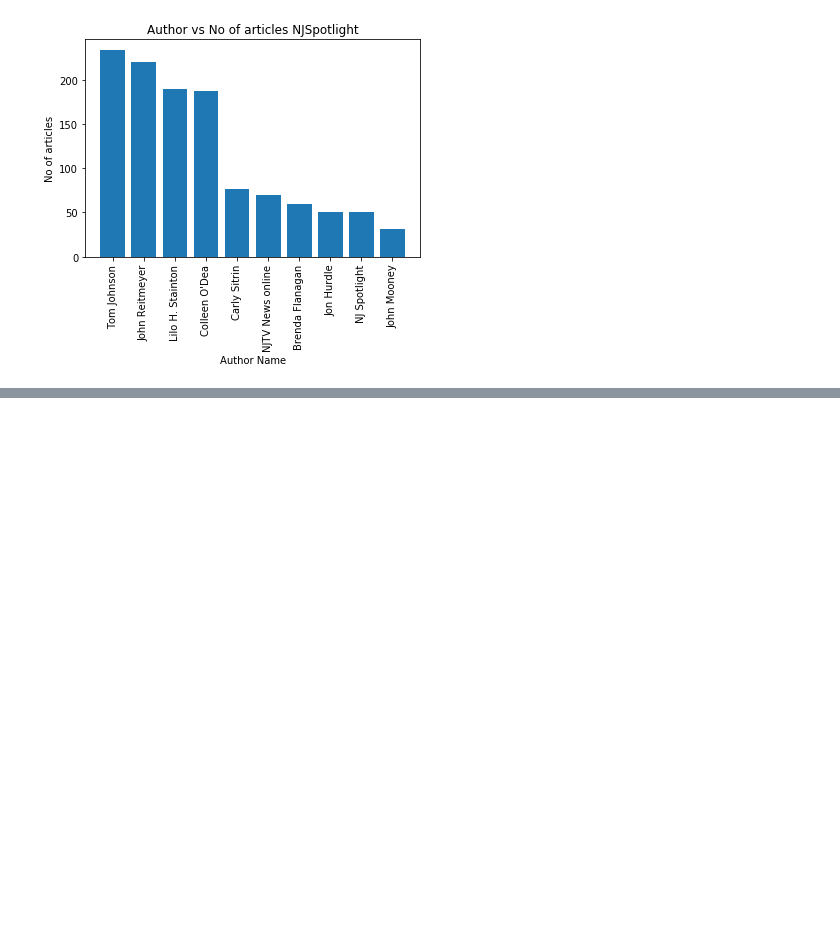
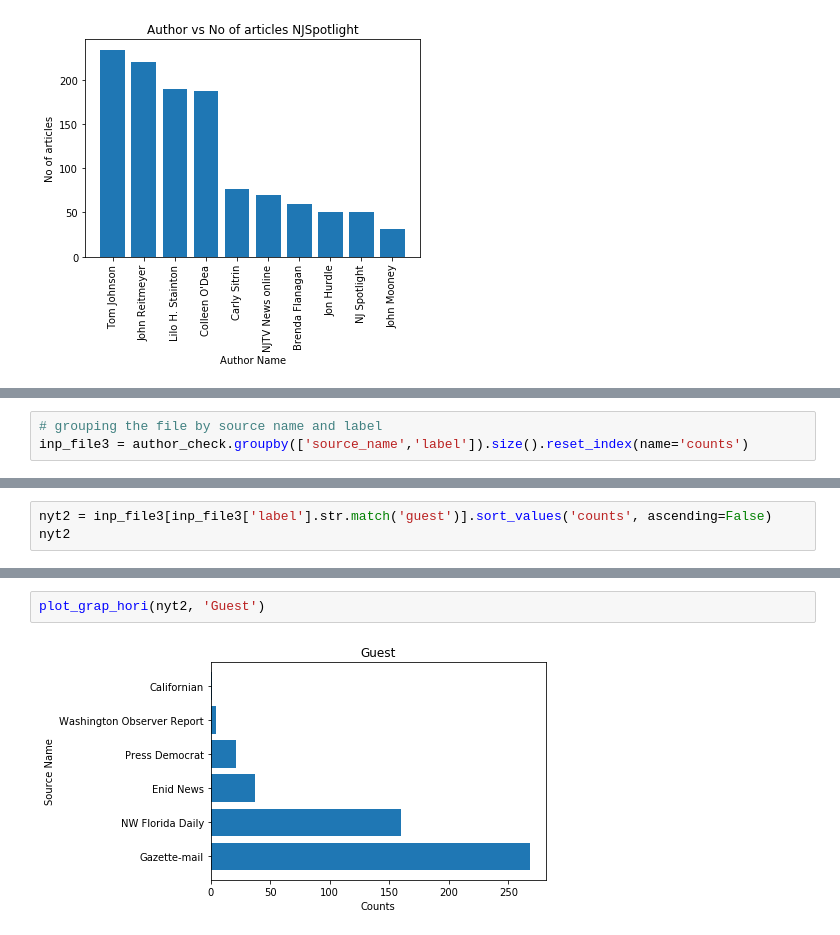
Before and after one commit to ujjwal95/bloomberg_editorial_classifier, a Jupyter notebook: src/eda/author_viz/auth_viz.ipynb, the cells around one changed output, grey strips where cells are left out. Saved outputs shown, nothing was run; the diff lists cells and outputs as text; blank space fills up the shorter version.

```diff
--- a/src/eda/author_viz/auth_viz.ipynb
+++ b/src/eda/author_viz/auth_viz.ipynb
@@ -324,0 +338,3 @@ plot_graph(df, 'Author vs No of articles NJSpotlight')
+# %%
+# grouping the file by source name and label
+inp_file3 = author_check.groupby(['source_name','label']).size().reset_index(name='counts')
@@ -324,0 +361,3 @@ plot_graph(df, 'Author vs No of articles NJSpotlight')
+# %%
+nyt2 = inp_file3[inp_file3['label'].str.match('guest')].sort_values('counts', ascending=False)
+nyt2
@@ -324,0 +372,4 @@ plot_graph(df, 'Author vs No of articles NJSpotlight')
+# %%
+plot_grap_hori(nyt2, 'Guest')
+# %% [output]
+[figure, added]
```
Also changed, not shown: parts of 14 cells of this notebook.
